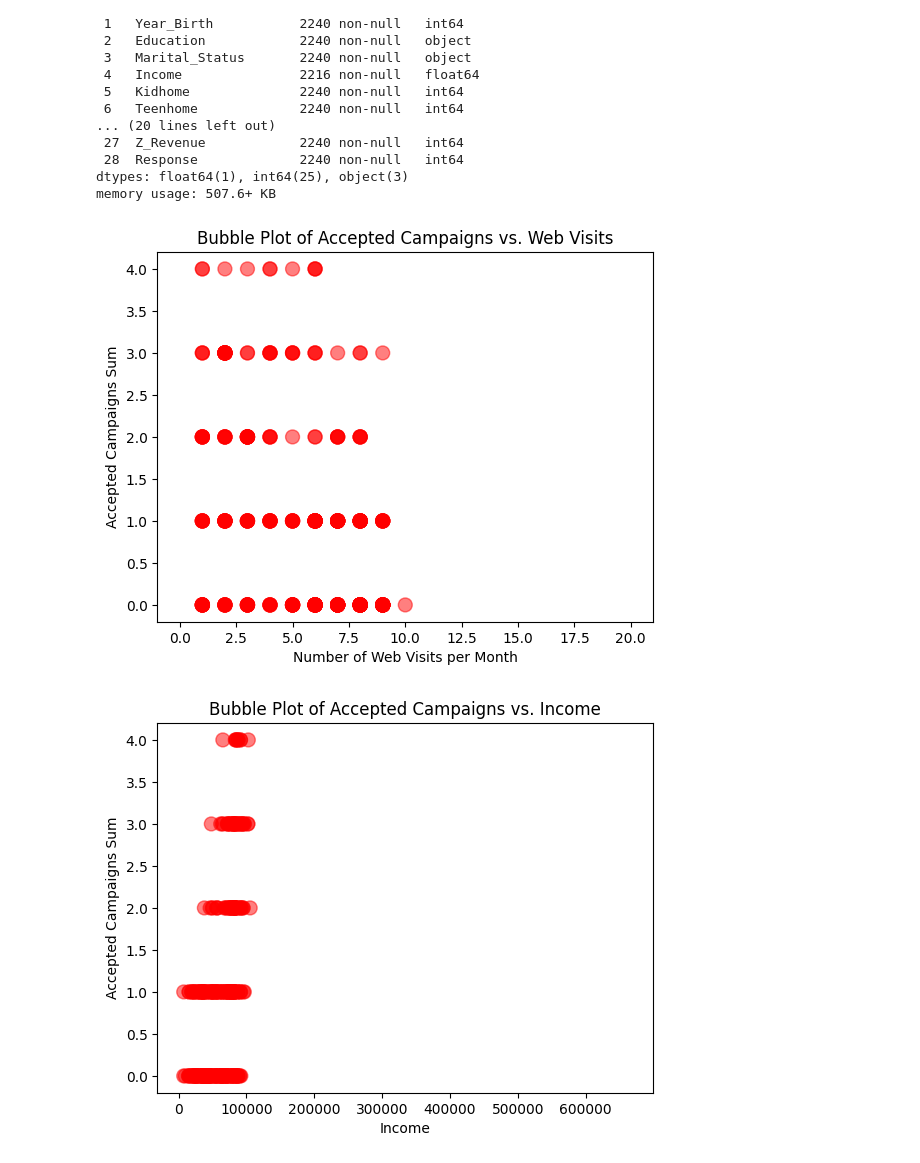
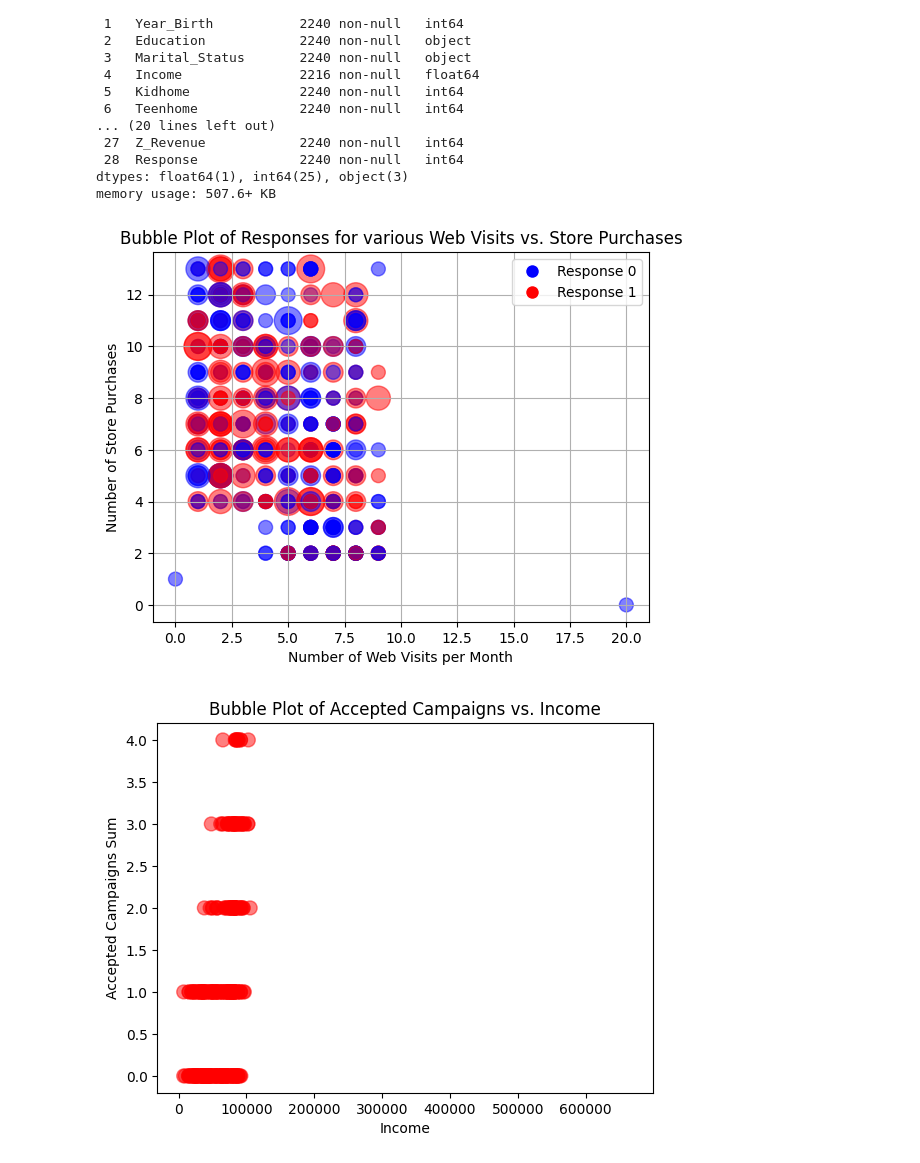
Before and after one commit to Sudhi162/DX699S-O2-Sudee, a Jupyter notebook: OMDS-ModB2-Week9-Mangalwadekar-SudeendraGururaj.ipynb, the cells around one changed output. Saved outputs shown, nothing was run; the diff lists cells and outputs as text; code cells hidden in the pictures.

```diff
--- a/OMDS-ModB2-Week9-Mangalwadekar-SudeendraGururaj.ipynb
+++ b/OMDS-ModB2-Week9-Mangalwadekar-SudeendraGururaj.ipynb
@@ -115,15 +115,18 @@ memory usage: 507.6+ KB
 # %%
 #calculate a sum of columns AcceptedCmp1, AcceptedCmp2, AcceptedCmp3, AcceptedCmp4 and AcceptedCmp5 in the df_marketing_campaign and assign it to a new column called AcceptedCmpSum
 df_marketing_campaign['AcceptedCmpSum'] = df_marketing_campaign[['AcceptedCmp1', 'AcceptedCmp2', 'AcceptedCmp3', 'AcceptedCmp4', 'AcceptedCmp5']].sum(axis=1)
 #plot a bubble plot of the AcceptedCmpSum against the NumWebVisitsMonth column and use the Response column as the size of the bubbles
 colors = df_marketing_campaign['Response'].map({0: 'blue', 1: 'red'})
-plt.scatter(df_marketing_campaign['NumWebVisitsMonth'], df_marketing_campaign['AcceptedCmpSum'], s=df_marketing_campaign['Response'] * 100, alpha=0.5, c=colors)
+plt.scatter(df_marketing_campaign['NumWebVisitsMonth'], df_marketing_campaign['NumStorePurchases'],s=df_marketing_campaign['AcceptedCmpSum'] * 100, alpha=0.5, c=colors)
 plt.xlabel('Number of Web Visits per Month')
-plt.ylabel('Accepted Campaigns Sum')
-plt.title('Bubble Plot of Accepted Campaigns vs. Web Visits')
+plt.ylabel('Number of Store Purchases')
+plt.title('Bubble Plot of Responses for various Web Visits vs. Store Purchases')
+plt.legend(handles=[plt.Line2D([0], [0], marker='o', color='w', markerfacecolor='blue', markersize=10, label='Response 0'),
+                    plt.Line2D([0], [0], marker='o', color='w', markerfacecolor='red', markersize=10, label='Response 1')])
+plt.grid(True)
 plt.show()
 # %% [output]
-[figure, old version]
+[figure, new version]
 # %%
 #plot a bubble plot of the Income against the AcceptedCmpSum column and use the Response column as the size of the bubbles
 colors = df_marketing_campaign['Response'].map({0: 'blue', 1: 'red'})
```
Also changed, not shown: 2 other files.
